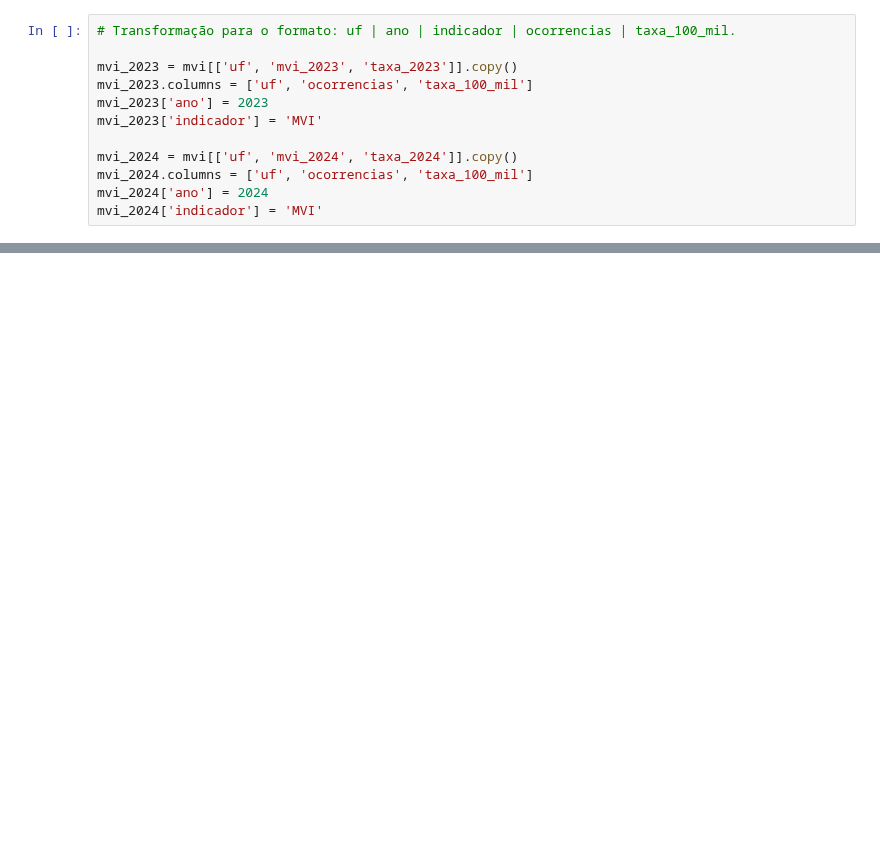
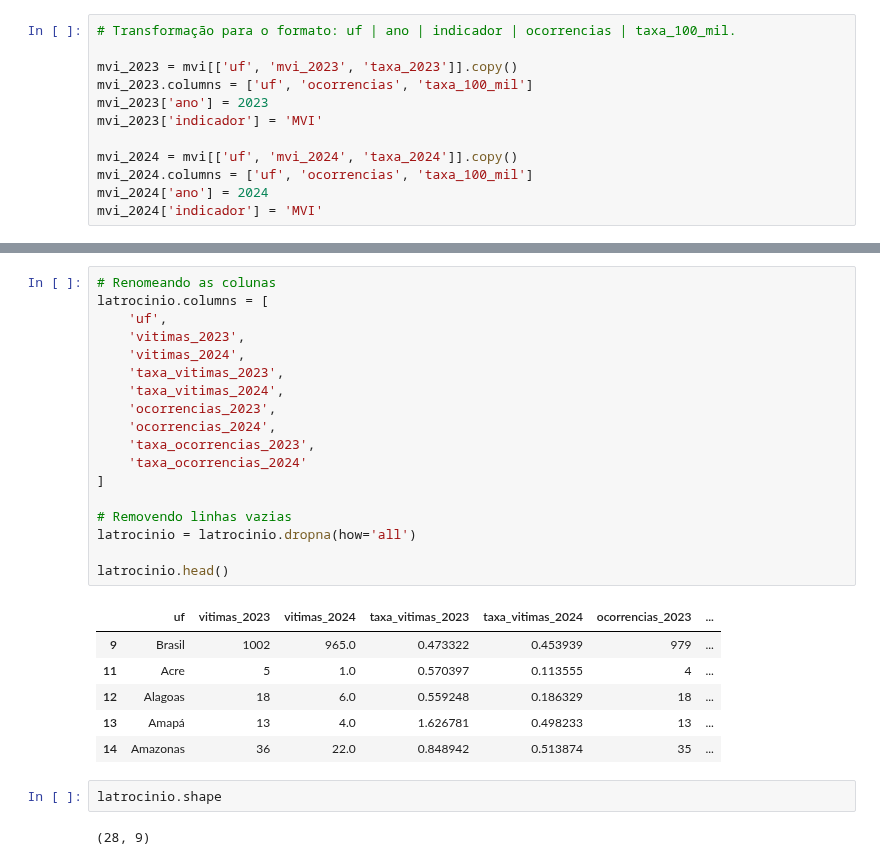
Before and after one commit to rafaelmchcruz/analise-seguranca-publica-brasil, a Jupyter notebook: notebooks/01_inspecao_dados.ipynb, the cells around one changed output, grey strips where cells are left out. Cells and saved outputs as stored; diff of their text form; blank space fills up the shorter version.

```diff
--- a/notebooks/01_inspecao_dados.ipynb
+++ b/notebooks/01_inspecao_dados.ipynb
@@ -79,0 +239,29 @@ mvi_long.tail()
+# %%
+# Renomeando as colunas
+latrocinio.columns = [
+    'uf',
+    'vitimas_2023',
+    'vitimas_2024',
+    'taxa_vitimas_2023',
+    'taxa_vitimas_2024',
+    'ocorrencias_2023',
+    'ocorrencias_2024',
+    'taxa_ocorrencias_2023',
+    'taxa_ocorrencias_2024'
+]
+
+# Removendo linhas vazias
+latrocinio = latrocinio.dropna(how='all')
+
+latrocinio.head()
+# %% [output]
+|  | uf | vitimas_2023 | vitimas_2024 | taxa_vitimas_2023 | taxa_vitimas_2024 | ocorrencias_2023 | ... |
+| 9 | Brasil | 1002 | 965.0 | 0.473322 | 0.453939 | 979 | ... |
+| 11 | Acre | 5 | 1.0 | 0.570397 | 0.113555 | 4 | ... |
+| 12 | Alagoas | 18 | 6.0 | 0.559248 | 0.186329 | 18 | ... |
+| 13 | Amapá | 13 | 4.0 | 1.626781 | 0.498233 | 13 | ... |
+| 14 | Amazonas | 36 | 22.0 | 0.848942 | 0.513874 | 35 | ... |
+# %%
+latrocinio.shape
+# %% [output]
+(28, 9)
```
Also changed, not shown: parts of 32 cells of this notebook.
